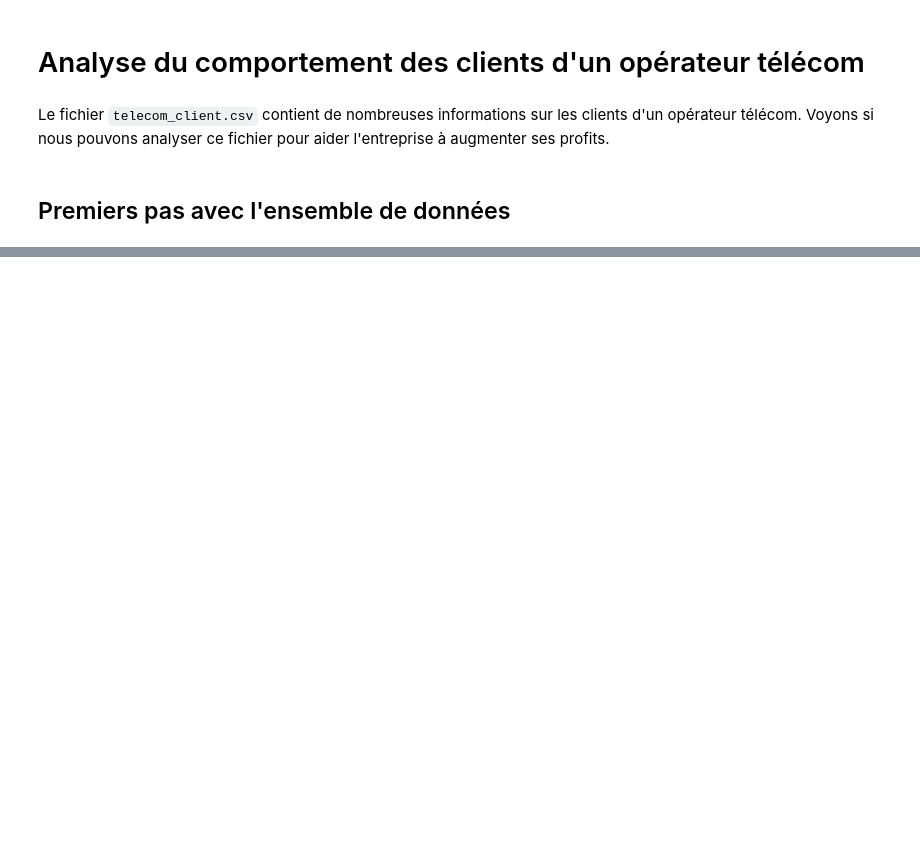
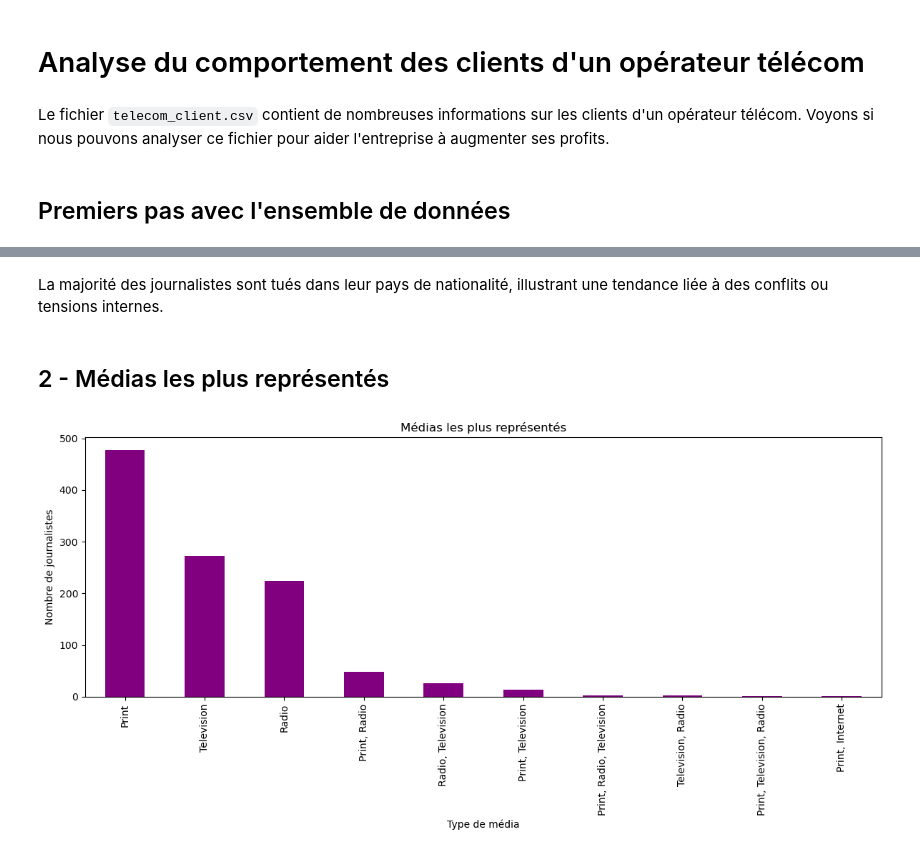
Before and after one commit to AlikakilA/Python_Manipulation_Data, a Jupyter notebook: Jounalist.ipynb, the cells around one changed output, grey strips where cells are left out. Cells and saved outputs as stored; diff of their text form; code cells hidden in the pictures; blank space fills up the shorter version.

```diff
--- a/Jounalist.ipynb
+++ b/Jounalist.ipynb
@@ -29,0 +24,15 @@ data = pd.read_csv('./telecom_client.csv')
+# %% [markdown]
+La majorité des journalistes sont tués dans leur pays de nationalité, illustrant une tendance liée à des conflits ou tensions internes.
+# %% [markdown]
+## 2 - Médias les plus représentés
+# %%
+plt.figure(figsize=(12, 6))
+media_counts = data['Medium'].value_counts().head(10)
+media_counts.plot(kind='bar', color='purple')
+plt.title("Médias les plus représentés")
+plt.xlabel("Type de média")
+plt.ylabel("Nombre de journalistes")
+plt.tight_layout()
+plt.show()
+# %% [output]
+[figure, added]
```
Also changed, not shown: parts of 11 cells of this notebook, 1 other file.
